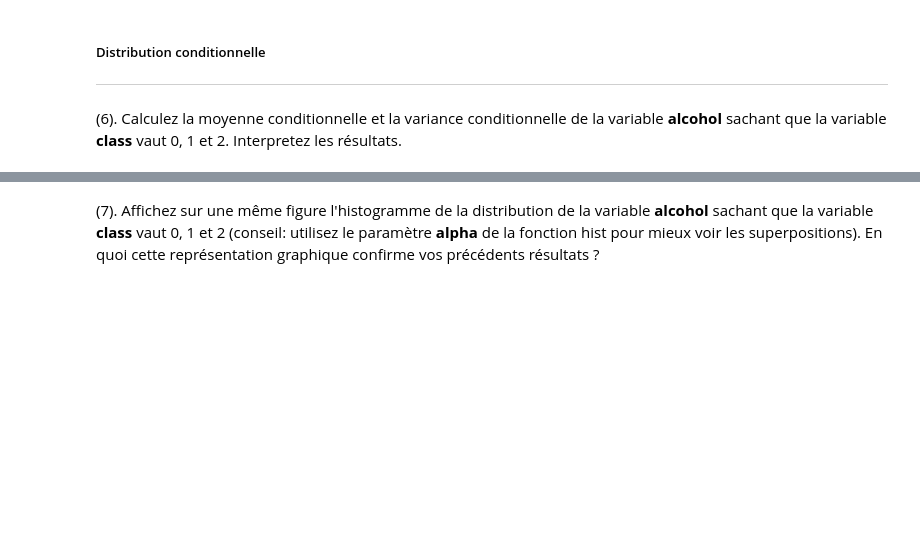
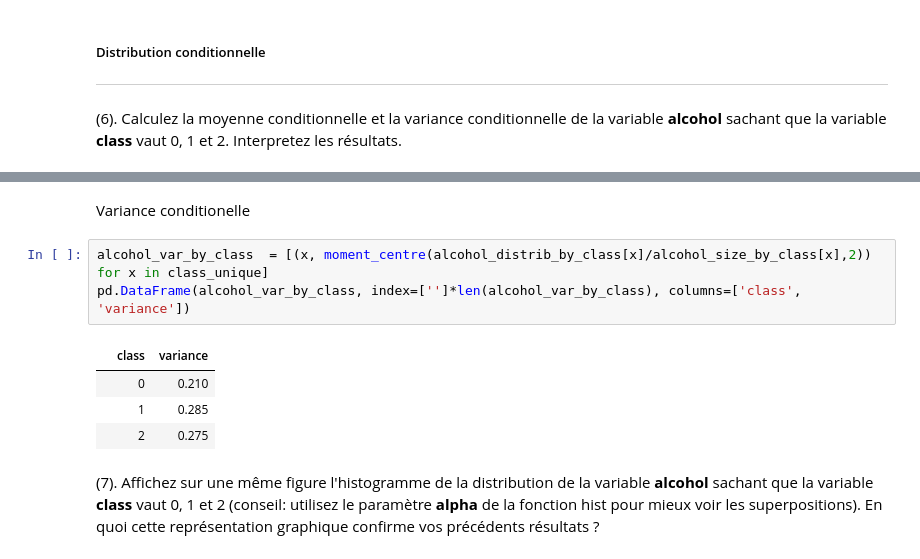
Before and after one commit to ebarillot/Python2, a Jupyter notebook: Statnum/NB3_Statistique_Bivariee-Copy2.ipynb, the cells around one changed output, grey strips where cells are left out. Saved outputs shown, nothing was run; the diff lists cells and outputs as text; blank space fills up the shorter version.

```diff
--- a/Statnum/NB3_Statistique_Bivariee-Copy2.ipynb
+++ b/Statnum/NB3_Statistique_Bivariee-Copy2.ipynb
@@ -201,3 +237,13 @@ moment_centre(flavanoids_freq,2)
+# %% [markdown]
+Variance conditionelle
+# %%
+alcohol_var_by_class  = [(x, moment_centre(alcohol_distrib_by_class[x]/alcohol_size_by_class[x],2)) for x in class_unique]
+pd.DataFrame(alcohol_var_by_class, index=['']*len(alcohol_var_by_class), columns=['class', 'variance'])
+# %% [output]
+|  | class | variance |
+|  | 0 | 0.210 |
+|  | 1 | 0.285 |
+|  | 2 | 0.275 |
 # %% [markdown]
 (7). Affichez sur une même figure l'histogramme de la distribution de la variable **alcohol** sachant que la variable **class** vaut 0, 1 et 2 (conseil: utilisez le paramètre **alpha** de la fonction hist pour mieux voir les superpositions). En quoi cette représentation graphique confirme vos précédents résultats ?
 # %% [markdown]
```
Also changed, not shown: parts of 14 cells of this notebook, 1 other file.
